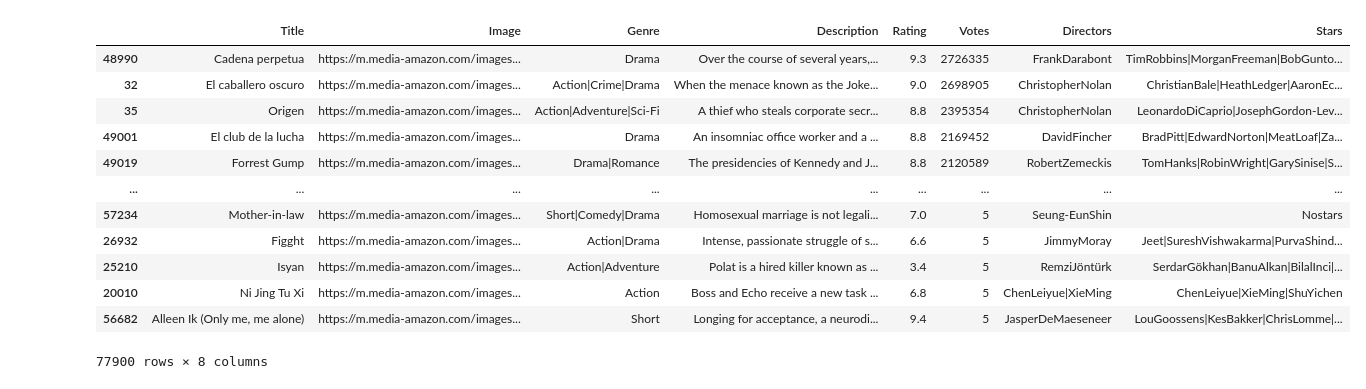
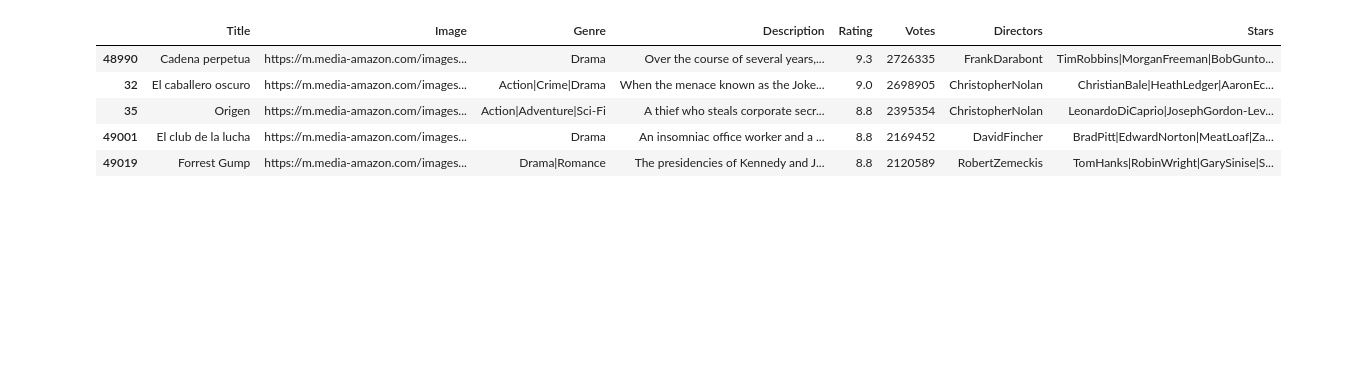
Before and after one commit to Slivered/Book_Recomendation_, a Jupyter notebook: Notebooks/EDA.ipynb, the cells around one changed output. Saved outputs shown, nothing was run; the diff lists cells and outputs as text; code cells hidden in the pictures; blank space fills up the shorter version.

```diff
--- a/Notebooks/EDA.ipynb
+++ b/Notebooks/EDA.ipynb
@@ -41,19 +54,12 @@ books.sort_values(by ="Votes",ascending=False)
 # %%
-movies.sort_values(by ="Votes",ascending=False)
+movies.sort_values(by ="Votes",ascending=False).head()
 # %% [output]
 |  | Title | Image | Genre | Description | Rating | Votes | Directors | Stars |
 | 48990 | Cadena perpetua | https://m.media-amazon.com/images... | Drama | Over the course of several years,... | 9.3 | 2726335 | FrankDarabont | TimRobbins|MorganFreeman|BobGunto... |
 | 32 | El caballero oscuro | https://m.media-amazon.com/images... | Action|Crime|Drama | When the menace known as the Joke... | 9.0 | 2698905 | ChristopherNolan | ChristianBale|HeathLedger|AaronEc... |
 | 35 | Origen | https://m.media-amazon.com/images... | Action|Adventure|Sci-Fi | A thief who steals corporate secr... | 8.8 | 2395354 | ChristopherNolan | LeonardoDiCaprio|JosephGordon-Lev... |
 | 49001 | El club de la lucha | https://m.media-amazon.com/images... | Drama | An insomniac office worker and a ... | 8.8 | 2169452 | DavidFincher | BradPitt|EdwardNorton|MeatLoaf|Za... |
 | 49019 | Forrest Gump | https://m.media-amazon.com/images... | Drama|Romance | The presidencies of Kennedy and J... | 8.8 | 2120589 | RobertZemeckis | TomHanks|RobinWright|GarySinise|S... |
-| ... | ... | ... | ... | ... | ... | ... | ... | ... |
-| 57234 | Mother-in-law | https://m.media-amazon.com/images... | Short|Comedy|Drama | Homosexual marriage is not legali... | 7.0 | 5 | Seung-EunShin | Nostars |
-| 26932 | Figght | https://m.media-amazon.com/images... | Action|Drama | Intense, passionate struggle of s... | 6.6 | 5 | JimmyMoray | Jeet|SureshVishwakarma|PurvaShind... |
-| 25210 | Isyan | https://m.media-amazon.com/images... | Action|Adventure | Polat is a hired killer known as ... | 3.4 | 5 | RemziJöntürk | SerdarGökhan|BanuAlkan|BilalInci|... |
-| 20010 | Ni Jing Tu Xi | https://m.media-amazon.com/images... | Action | Boss and Echo receive a new task ... | 6.8 | 5 | ChenLeiyue|XieMing | ChenLeiyue|XieMing|ShuYichen |
-| 56682 | Alleen Ik (Only me, me alone) | https://m.media-amazon.com/images... | Short | Longing for acceptance, a neurodi... | 9.4 | 5 | JasperDeMaeseneer | LouGoossens|KesBakker|ChrisLomme|... |
-77900 rows × 8 columns
 # %%
 big_numbers=nlibros,npelis,ngeneros,nactores,ndirectores
 # %%
```
Also changed, not shown: parts of 12 cells of this notebook, 2 other files.
